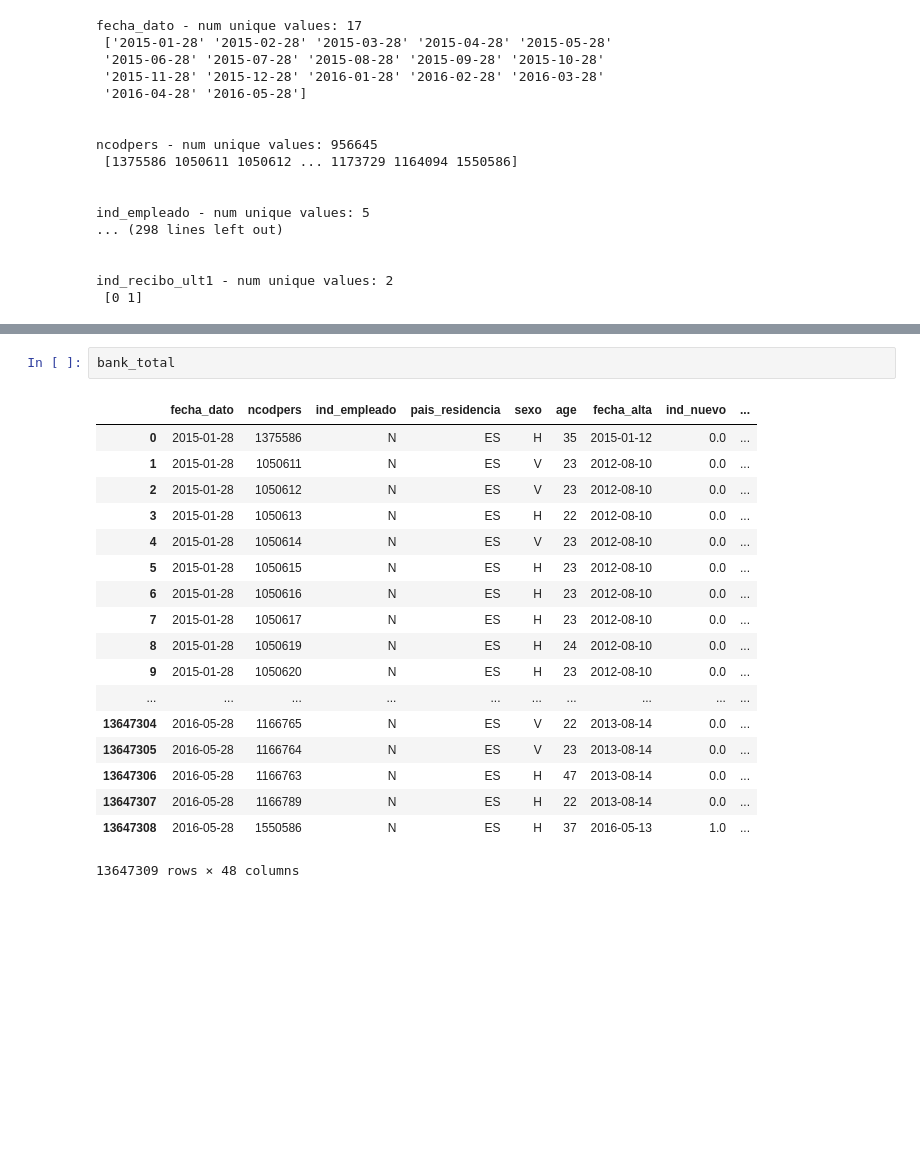
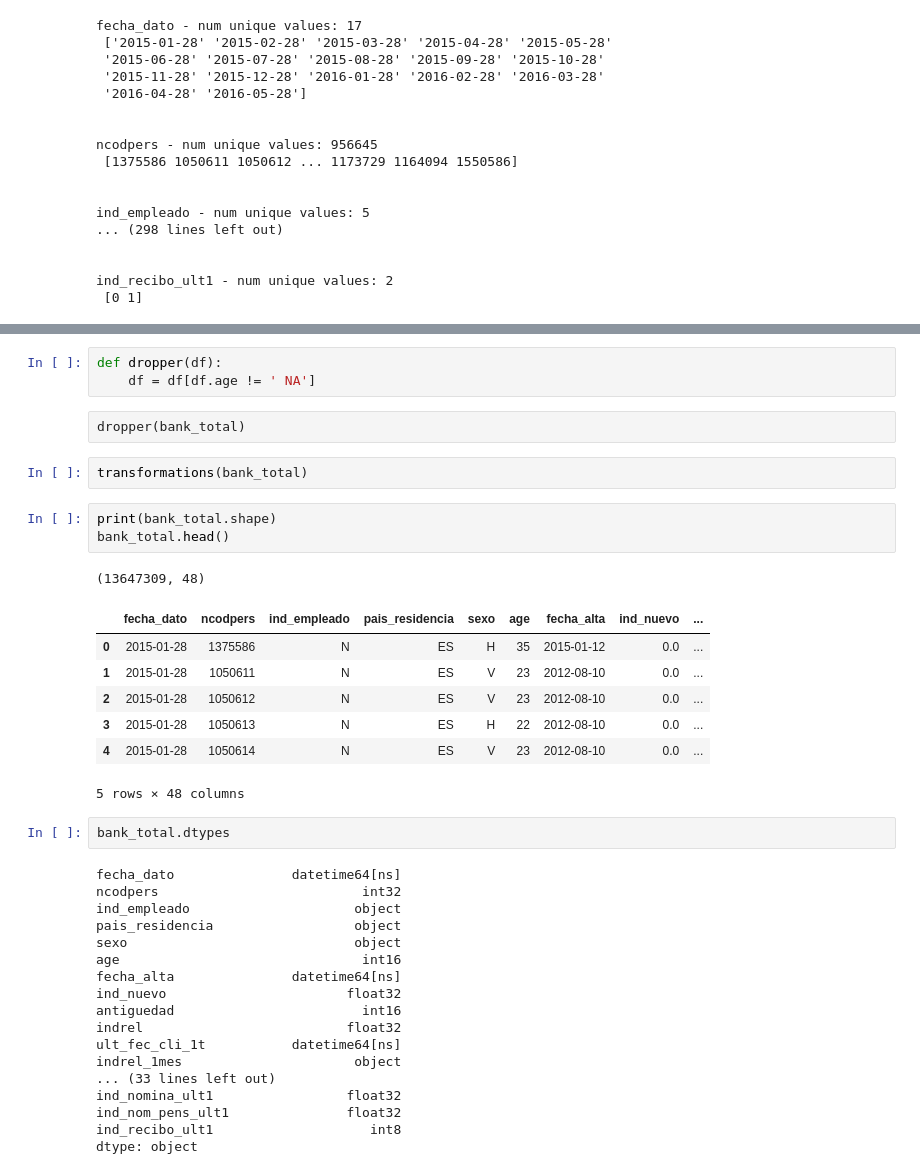
Before and after one commit to Alfonso-AML/Ironhack_final_project, a Jupyter notebook: Data wrangling.ipynb, the cells around one changed output, grey strips where cells are left out. Drawn from its saved outputs; the diff is of its cells as text; blank space fills up the shorter version.

```diff
--- a/Data wrangling.ipynb
+++ b/Data wrangling.ipynb
@@ -249,21 +282,39 @@ bank_total['ult_fec_cli_1t'] = pd.to_datetime(bank_total['ult_fec_cli_1t'], erro
+# %%
+def dropper(df):
+    df = df[df.age != ' NA']
+# %% [raw]
+dropper(bank_total)
+# %%
+transformations(bank_total)
+# %%
+print(bank_total.shape)
+bank_total.head()
+# %% [output]
+(13647309, 48)
+|  | fecha_dato | ncodpers | ind_empleado | pais_residencia | sexo | age | fecha_alta | ind_nuevo | ... |
+| 0 | 2015-01-28 | 1375586 | N | ES | H | 35 | 2015-01-12 | 0.0 | ... |
+| 1 | 2015-01-28 | 1050611 | N | ES | V | 23 | 2012-08-10 | 0.0 | ... |
+| 2 | 2015-01-28 | 1050612 | N | ES | V | 23 | 2012-08-10 | 0.0 | ... |
+| 3 | 2015-01-28 | 1050613 | N | ES | H | 22 | 2012-08-10 | 0.0 | ... |
+| 4 | 2015-01-28 | 1050614 | N | ES | V | 23 | 2012-08-10 | 0.0 | ... |
+5 rows × 48 columns
 # %%
-bank_total
+bank_total.dtypes
 # %% [output]
-|  | fecha_dato | ncodpers | ind_empleado | pais_residencia | sexo | age | fecha_alta | ind_nuevo | ... |
-| 0 | 2015-01-28 | 1375586 | N | ES | H | 35 | 2015-01-12 | 0.0 | ... |
-| 1 | 2015-01-28 | 1050611 | N | ES | V | 23 | 2012-08-10 | 0.0 | ... |
-| 2 | 2015-01-28 | 1050612 | N | ES | V | 23 | 2012-08-10 | 0.0 | ... |
-| 3 | 2015-01-28 | 1050613 | N | ES | H | 22 | 2012-08-10 | 0.0 | ... |
-| 4 | 2015-01-28 | 1050614 | N | ES | V | 23 | 2012-08-10 | 0.0 | ... |
-| 5 | 2015-01-28 | 1050615 | N | ES | H | 23 | 2012-08-10 | 0.0 | ... |
-| 6 | 2015-01-28 | 1050616 | N | ES | H | 23 | 2012-08-10 | 0.0 | ... |
-| 7 | 2015-01-28 | 1050617 | N | ES | H | 23 | 2012-08-10 | 0.0 | ... |
-| 8 | 2015-01-28 | 1050619 | N | ES | H | 24 | 2012-08-10 | 0.0 | ... |
-| 9 | 2015-01-28 | 1050620 | N | ES | H | 23 | 2012-08-10 | 0.0 | ... |
-| ... | ... | ... | ... | ... | ... | ... | ... | ... | ... |
-| 13647304 | 2016-05-28 | 1166765 | N | ES | V | 22 | 2013-08-14 | 0.0 | ... |
-| 13647305 | 2016-05-28 | 1166764 | N | ES | V | 23 | 2013-08-14 | 0.0 | ... |
-| 13647306 | 2016-05-28 | 1166763 | N | ES | H | 47 | 2013-08-14 | 0.0 | ... |
-| 13647307 | 2016-05-28 | 1166789 | N | ES | H | 22 | 2013-08-14 | 0.0 | ... |
-| 13647308 | 2016-05-28 | 1550586 | N | ES | H | 37 | 2016-05-13 | 1.0 | ... |
-13647309 rows × 48 columns
+fecha_dato               datetime64[ns]
+ncodpers                          int32
+ind_empleado                     object
+pais_residencia                  object
+sexo                             object
+age                               int16
+fecha_alta               datetime64[ns]
+ind_nuevo                       float32
+antiguedad                        int16
+indrel                          float32
+ult_fec_cli_1t           datetime64[ns]
+indrel_1mes                      object
+... (33 lines left out)
+ind_nomina_ult1                 float32
+ind_nom_pens_ult1               float32
+ind_recibo_ult1                    int8
+dtype: object
```
Also changed, not shown: parts of 20 cells of this notebook.
